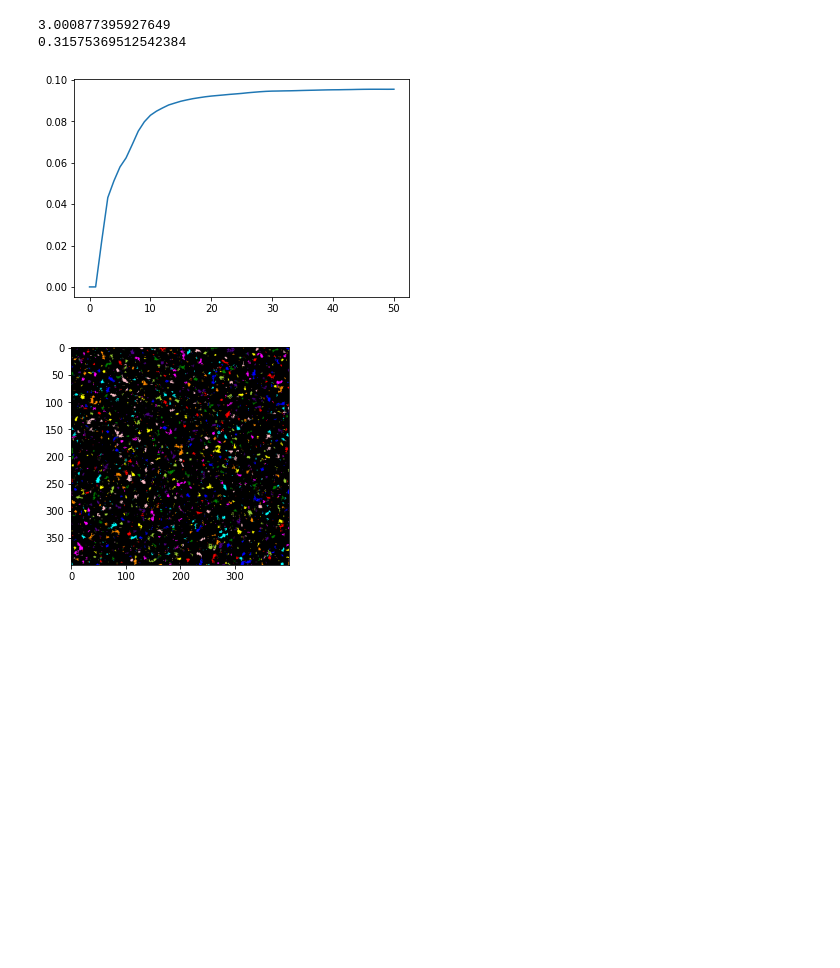
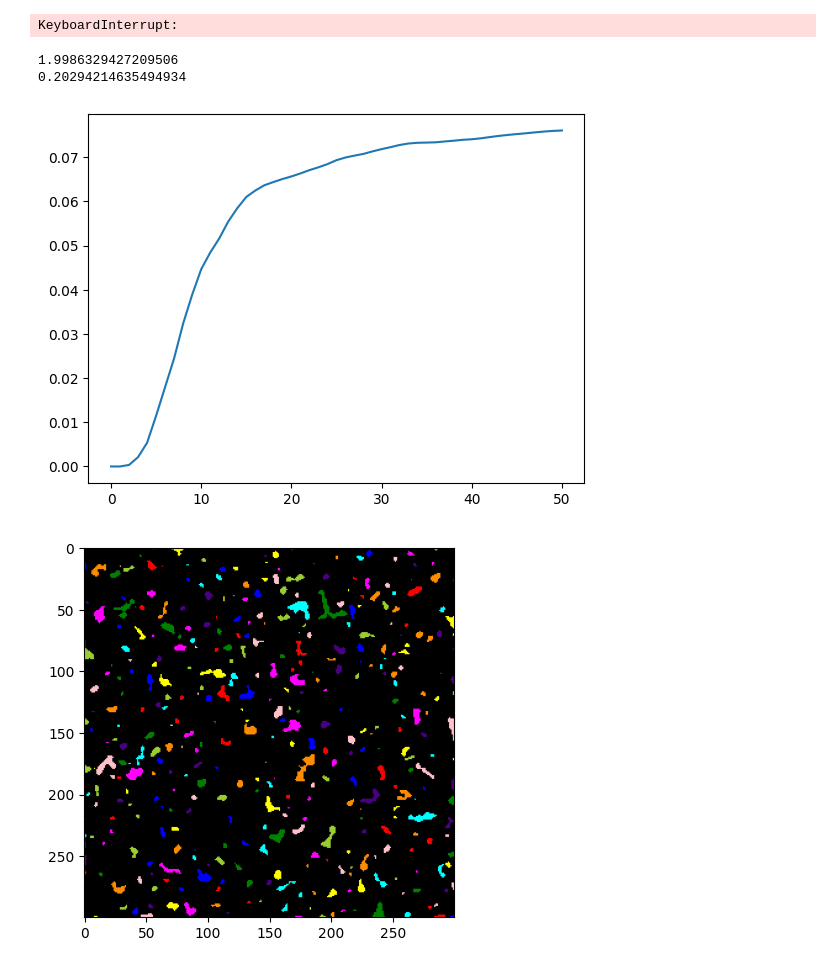
Before and after one commit to cappertherapper/Bachelorprojekt, a Jupyter notebook: grad_desc_test.ipynb, the cells around one changed output. Cells and saved outputs as stored; diff of their text form; code cells hidden in the pictures; blank space fills up the shorter version.

```diff
--- a/grad_desc_test.ipynb
+++ b/grad_desc_test.ipynb
@@ -12,45 +10,51 @@ disk = 3.
+# %%
+size = 300
+thresh = 0.2
+smooth = 2.
 # %%
 im = process_video('images/cheese_gel.avi', threshold=thresh, size=size, skip_size=239)[1]
 F, G = analyse_image(im, L=50)
 y = F/G
 # %%
-def model(thresh, disk):
-    noise = generate_noise(size=size, threshold=thresh, disk_size=disk, amount=3)
+def model(thresh, smooth):
+    noise = generate_noise_list(size=size, threshold=thresh, smooth=smooth, amount=3)
     F, G = analyse_video(noise, L=50)
     return np.mean(F, axis=0)/np.mean(G, axis=0)
 
-def loss_fn(thresh, disk):
-    return np.sum((model(thresh, disk) - y)**2)
+def loss_fn(thresh, smooth):
+    return np.sum((model(thresh, smooth) - y)**2)
 # %%
-max_iter = 1
+max_iter = 50
 #loss_list = []
-step_thresh, step_disk = (0.01, 0.1)
+step_thresh, step_smooth = (0.01, 0.1)
 learning_rate = 0.01
 
 for i in range(max_iter):
-    loss = loss_fn(thresh, disk)
-    grad1 = (loss_fn(thresh+step_thresh, disk)-loss)/step_thresh
-    grad2 = (loss_fn(thresh, disk+step_disk)-loss)/step_disk
+    loss = loss_fn(thresh, smooth)
+    grad1 = (loss_fn(thresh+step_thresh, smooth)-loss)/step_thresh
+    grad2 = (loss_fn(thresh, smooth+step_smooth)-loss)/step_smooth
 
     thresh -= grad1 * learning_rate
-    disk -= grad2 * learning_rate
+    smooth -= grad2 * learning_rate
+# %% [output]
+KeyboardInterrupt:
 # %%
-print(disk)
+print(smooth)
 print(thresh)
 # %% [output]
-3.000877395927649
-0.31575369512542384
+1.9986329427209506
+0.20294214635494934
 # %%
-noise = generate_noise(size, threshold=thresh, disk_size=disk, amount=3)
+noise = generate_noise_list(size, threshold=thresh, smooth=smooth, amount=3)
 F_noise, G_noise = analyse_video(noise, L=50)
 plt.plot(np.mean(F_noise, axis=0)/np.mean(G_noise, axis=0))
 plt.show()
 
 plt.imshow(label2rgb(noise[0]))
 plt.show()
 # %% [output]
-[figure, old version]
+[figure, new version]
-[figure, old version]
+[figure, new version]
 # %%
 plt.plot(F/G)
 plt.show()
```
Also changed, not shown: parts of 3 cells of this notebook, 8 other files.
